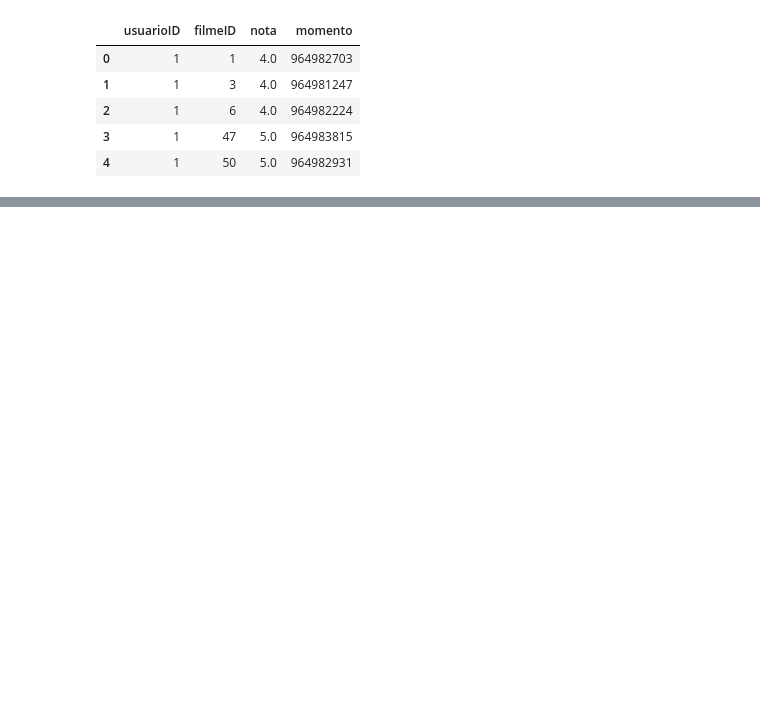
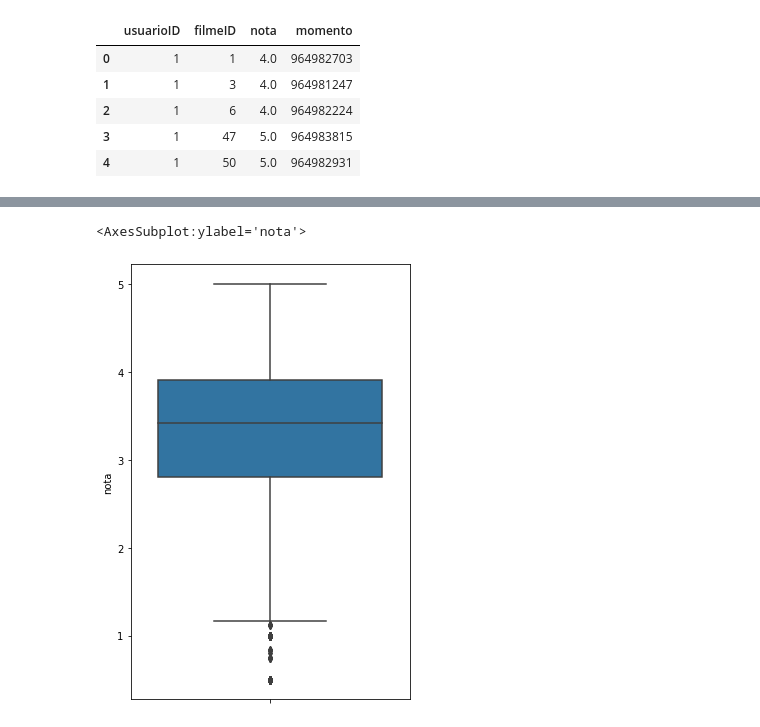
Before and after one commit to jacksonlmp/data_science_introduction, a Jupyter notebook: Science.ipynb, the cells around one changed output, grey strips where cells are left out. Drawn from its saved outputs; the diff is of its cells as text; code cells hidden in the pictures; blank space fills up the shorter version.

```diff
--- a/Science.ipynb
+++ b/Science.ipynb
@@ -38,0 +82,7 @@ notas.head()
+# %%
+
+plt.figure(figsize=(5,8))
+sns.boxplot(y = medias_por_filme)
+# %% [output]
+<AxesSubplot:ylabel='nota'>
+[figure, added]
```
Also changed, not shown: parts of 11 cells of this notebook.
